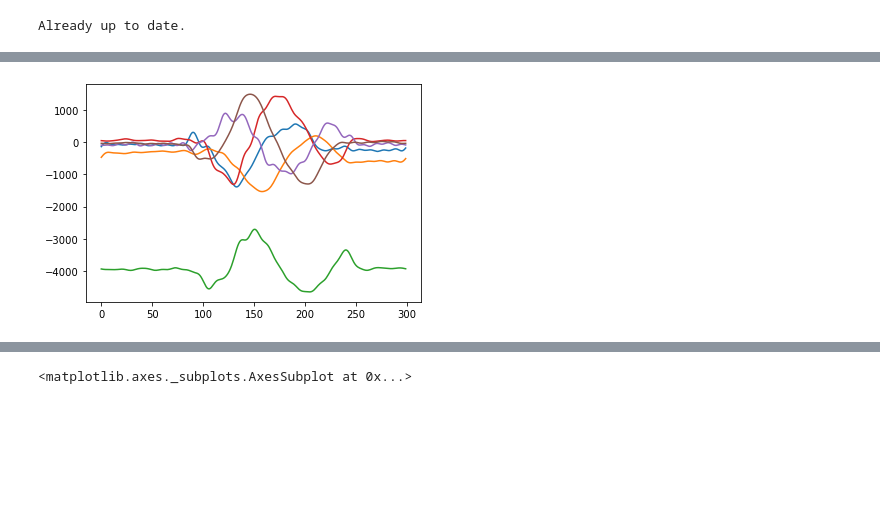
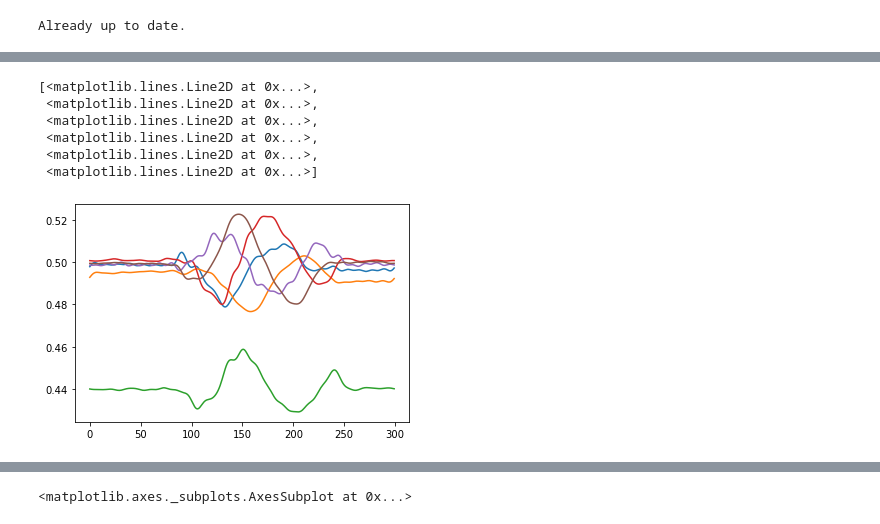
Before and after one commit to Dfriveraa/PI-GetData, a Jupyter notebook: CNN.ipynb, the cells around one changed output, grey strips where cells are left out. Cells and saved outputs as stored; diff of their text form; code cells hidden in the pictures; blank space fills up the shorter version.

```diff
--- a/CNN.ipynb
+++ b/CNN.ipynb
@@ -84,8 +95,13 @@ print(y_train)
 # %%
-plt.plot(x[0])
-plt.show()
+plt.plot((x[0]+32768)/65536)
 # %% [output]
+[<matplotlib.lines.Line2D at 0x...>,
+ <matplotlib.lines.Line2D at 0x...>,
+ <matplotlib.lines.Line2D at 0x...>,
+ <matplotlib.lines.Line2D at 0x...>,
+ <matplotlib.lines.Line2D at 0x...>,
+ <matplotlib.lines.Line2D at 0x...>]
-[figure, old version]
+[figure, new version]
 # %%
 def get_conv_model_A(num_classes, compile=True):
     print("using",num_classes,"classes")
```
Also changed, not shown: parts of 2 cells of this notebook, 12 other files.
